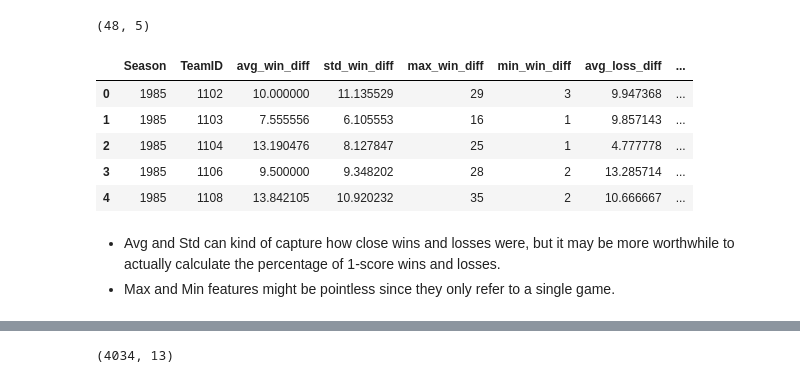
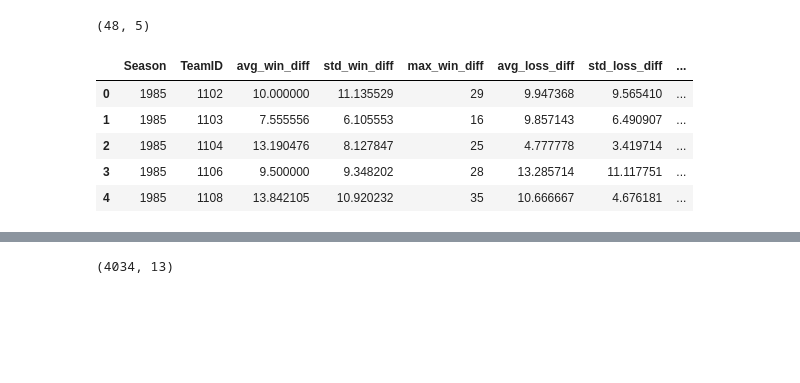
Before and after one commit to heefjones/march_madness, a Jupyter notebook: eda.ipynb, the cells around one changed output, grey strips where cells are left out. Cells and saved outputs as stored; diff of their text form; code cells hidden in the pictures; blank space fills up the shorter version.

```diff
--- a/eda.ipynb
+++ b/eda.ipynb
@@ -57,10 +91,14 @@ regresults['ScoreDiff'] = regresults['WScore'] - regresults['LScore']
 regresults['ScoreDiff'].plot(kind='hist', bins=108, figsize=(18, 9), title='Score Differential Distribution');
 # %% [output]
 [figure]
+# %%
+# some groups we will be using
+win_group = regresults.groupby(['Season', 'WTeamID'])
+lose_group = regresults.groupby(['Season', 'LTeamID'])
 # %%
 # get wins and losses for every team in every season
-num_wins = regresults.groupby(['Season', 'WTeamID']).count().reset_index()[['Season', 'WTeamID', 'DayNum']].rename(columns={'DayNum': 'num_wins', 'WTeamID': 'TeamID'})
-num_losses = regresults.groupby(['Season', 'LTeamID']).count().reset_index()[['Season', 'LTeamID', 'DayNum']].rename(columns={'DayNum': 'num_losses', 'LTeamID': 'TeamID'})
+num_wins = win_group.count().reset_index()[['Season', 'WTeamID', 'DayNum']].rename(columns={'DayNum': 'num_wins', 'WTeamID': 'TeamID'})
+num_losses = lose_group.count().reset_index()[['Season', 'LTeamID', 'DayNum']].rename(columns={'DayNum': 'num_losses', 'LTeamID': 'TeamID'})
 
 # merge wins and losses, fill nulls, cast to int, drop tables
 win_loss = num_wins.merge(num_losses, on=['Season', 'TeamID'], how='outer').fillna(0)
@@ -71,5 +109,6 @@ del num_wins, num_losses
 win_loss['win_ratio'] = win_loss['num_wins'] / (win_loss['num_wins'] + win_loss['num_losses'])
 
 # check
+print(win_loss.shape)
 win_loss.head()
 # %% [output]
@@ -91,25 +131,40 @@ win_loss.loc[win_loss['num_wins'] == 0].shape
 (48, 5)
 # %%
 # get score diff deatures for both wins and losses for each team
-win_gaps = regresults.groupby(['Season', 'WTeamID'])['ScoreDiff'].agg(['mean', 'std', 'max', 'min']).reset_index() \
-.rename(columns={'WTeamID': 'TeamID', 'mean': 'avg_win_diff', 'std': 'std_win_diff', 'max': 'max_win_diff', 'min': 'min_win_diff'})
-loss_gaps = regresults.groupby(['Season', 'LTeamID'])['ScoreDiff'].agg(['mean', 'std', 'max', 'min']).reset_index() \
-.rename(columns={'LTeamID': 'TeamID', 'mean': 'avg_loss_diff', 'std': 'std_loss_diff', 'max': 'max_loss_diff', 'min': 'min_loss_diff'})
+win_gaps = win_group['ScoreDiff'].agg(['mean', 'std', 'max']).reset_index() \
+.rename(columns={'WTeamID': 'TeamID', 'mean': 'avg_win_diff', 'std': 'std_win_diff', 'max': 'max_win_diff'})
+loss_gaps = lose_group['ScoreDiff'].agg(['mean', 'std', 'max']).reset_index() \
+.rename(columns={'LTeamID': 'TeamID', 'mean': 'avg_loss_diff', 'std': 'std_loss_diff', 'max': 'max_loss_diff'})
 
-# merge win and loss features, fill nulls, typecast, drop tables
-gaps = win_gaps.merge(loss_gaps, on=['Season', 'TeamID'], how='outer').fillna(0)
-gaps = gaps.astype({'max_win_diff': int, 'min_win_diff': int, 'max_loss_diff': int, 'min_loss_diff': int})
-del win_gaps, loss_gaps
+# get pts for and against each team for wins and losses
+pts_for_win = win_group['WScore'].agg(['mean', 'std']).reset_index() \
+    .rename(columns={'WTeamID': 'TeamID', 'mean': 'avg_pts_for_win', 'std': 'std_pts_for_win'})
+pts_against_win = win_group['LScore'].agg(['mean', 'std']).reset_index() \
+.rename(columns={'WTeamID': 'TeamID', 'mean': 'avg_pts_against_win', 'std': 'std_pts_against_win'})
+pts_for_loss = lose_group['LScore'].agg(['mean', 'std']).reset_index() \
+.rename(columns={'LTeamID': 'TeamID', 'mean': 'avg_pts_for_loss', 'std': 'std_pts_for_loss'})
+pts_against_loss = lose_group['WScore'].agg(['mean', 'std']).reset_index() \
+.rename(columns={'LTeamID': 'TeamID', 'mean': 'avg_pts_against_loss', 'std': 'std_pts_against_loss'})
+
+# merge features, fill nulls, typecast, drop tables
+pts = win_gaps.merge(loss_gaps, on=['Season', 'TeamID'], how='outer')
+pts = pts.merge(pts_for_win, on=['Season', 'TeamID'], how='outer')
+pts = pts.merge(pts_against_win, on=['Season', 'TeamID'], how='outer')
+pts = pts.merge(pts_for_loss, on=['Season', 'TeamID'], how='outer')
+pts = pts.merge(pts_against_loss, on=['Season', 'TeamID'], how='outer').fillna(0)
+pts = pts.astype({'max_win_diff': int, 'max_loss_diff': int})
+del win_gaps, loss_gaps, pts_for_win, pts_against_win, pts_for_loss, pts_against_loss
+
+# create 'merged' df by merging pts with win_loss
+merged = pts.merge(win_loss, on=['Season', 'TeamID'], how='outer')
+del win_loss, pts
 
 # check
-gaps.head()
+merged.head()
 # %% [output]
-|  | Season | TeamID | avg_win_diff | std_win_diff | max_win_diff | min_win_diff | avg_loss_diff | ... |
-| 0 | 1985 | 1102 | 10.000000 | 11.135529 | 29 | 3 | 9.947368 | ... |
-| 1 | 1985 | 1103 | 7.555556 | 6.105553 | 16 | 1 | 9.857143 | ... |
-| 2 | 1985 | 1104 | 13.190476 | 8.127847 | 25 | 1 | 4.777778 | ... |
-| 3 | 1985 | 1106 | 9.500000 | 9.348202 | 28 | 2 | 13.285714 | ... |
-| 4 | 1985 | 1108 | 13.842105 | 10.920232 | 35 | 2 | 10.666667 | ... |
+|  | Season | TeamID | avg_win_diff | std_win_diff | max_win_diff | avg_loss_diff | std_loss_diff | ... |
+| 0 | 1985 | 1102 | 10.000000 | 11.135529 | 29 | 9.947368 | 9.565410 | ... |
+| 1 | 1985 | 1103 | 7.555556 | 6.105553 | 16 | 9.857143 | 6.490907 | ... |
+| 2 | 1985 | 1104 | 13.190476 | 8.127847 | 25 | 4.777778 | 3.419714 | ... |
+| 3 | 1985 | 1106 | 9.500000 | 9.348202 | 28 | 13.285714 | 11.117751 | ... |
+| 4 | 1985 | 1108 | 13.842105 | 10.920232 | 35 | 10.666667 | 4.676181 | ... |
-# %% [markdown]
-- Avg and Std can kind of capture how close wins and losses were, but it may be more worthwhile to actually calculate the percentage of 1-score wins and losses.
-- Max and Min features might be pointless since they only refer to a single game.
```
Also changed, not shown: parts of 22 cells of this notebook, 1 other file.
